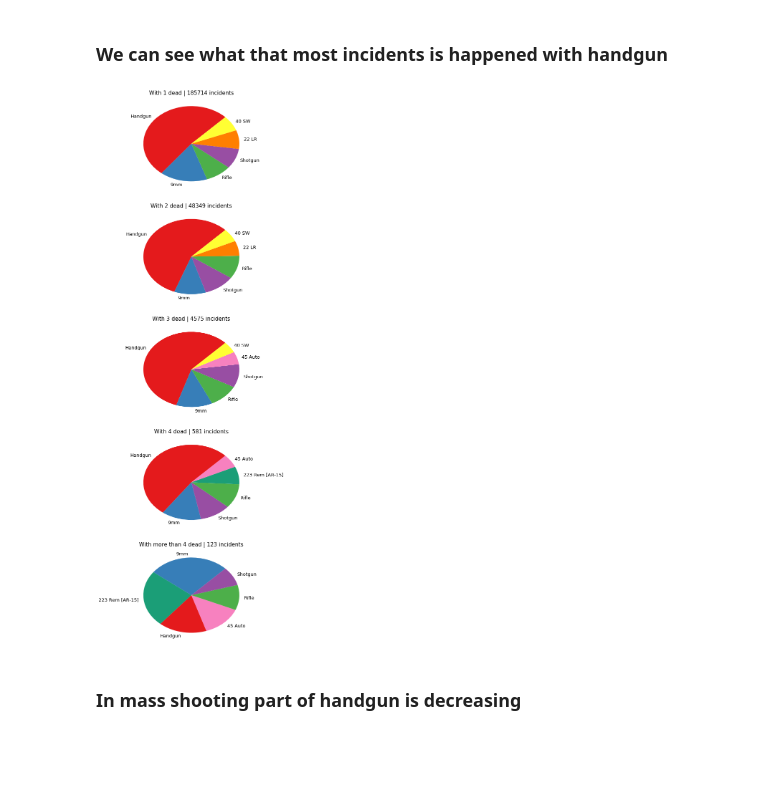
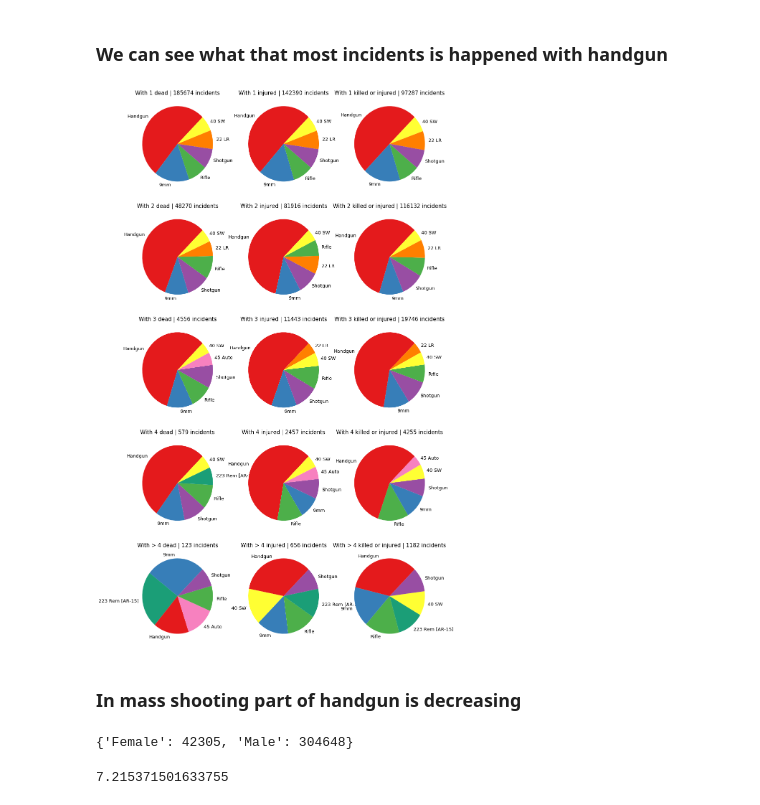
Before and after one commit to belkasanek/eda-gun-violence, a Jupyter notebook: gun_violence_eda.ipynb, the cells around one changed output. Cells and saved outputs as stored; diff of their text form; code cells hidden in the pictures; blank space fills up the shorter version.

Commit message:
Make some analysis on age, gender, type and status columns

```diff
--- a/gun_violence_eda.ipynb
+++ b/gun_violence_eda.ipynb
@@ -295,3 +312,6 @@ for person_number in range(n):
+# %%
+for person_number in range(n_people):
+    df.drop(df.loc[df['status_{}'.format(person_number)].isin(list_noncense)].index, axis=0, inplace=True)
 # %%
 # Work on incident_characteristics feature
 
@@ -329,10 +345,10 @@ for gun in range(n_gun):
     df['gun_type_{}'.format(gun)] = df['gun_type'].str.split('\|*')\
     .str.get(gun).str.replace('[\d*]:+', '')
 # %%
-def wepon_freq_dict(df):
+def freq_dict(df, feature_name='gun_type', n=n_gun):
     temp_dict = {}
-    for gun in range(n_gun):
-        _ = df['gun_type_{}'.format(gun)].value_counts().to_dict()
+    for gun in range(n):
+        _ = df[feature_name + '_{}'.format(gun)].value_counts().to_dict()
         if len(temp_dict) == 0:
             temp_dict = _
         else:
@@ -343,7 +359,7 @@ def wepon_freq_dict(df):
                     temp_dict[k] = _[k]
     return temp_dict
 
-temp_dict = wepon_freq_dict(df)
+temp_dict = freq_dict(df)
 # %%
 temp = pd.DataFrame.from_dict(temp_dict, orient='index')\
 .rename(columns={0: 'freq'}).sort_values(by='freq', ascending=False)
@@ -388,0 +398,3 @@ temp_list_with_str = ['With {} dead | {} incidents'.format(i+1, df.loc[df['n_kil
+# %%
+# number of people who killed or injured
+df['n_killed_injured'] = df['n_killed'] + df['n_injured']
@@ -389,27 +429,60 @@ temp_list_with_str = ['With {} dead | {} incidents'.format(i+1, df.loc[df['n_kil
 # %%
 # map wepon to color
-temp_dict = wepon_freq_dict(df)
+temp_dict = freq_dict(df)
 temp_color = pd.DataFrame.from_dict(temp_dict, orient='index')\
 .rename(columns={0: 'freq'}).sort_values(by='freq', ascending=False)
 temp_color = temp_color.reset_index().head(21)
 temp_color.drop(temp_color.loc[(temp_color['index'] == 'Unknown') | (temp['index'] == '1Unknown')].index, axis=0, inplace=True)
-temp_color['color'] = plt.cm.Set1.colors + plt.cm.Dark2.colors + plt.cm.tab10.colors[:3]
+temp_color['color'] = (plt.cm.Set1.colors + plt.cm.Dark2.colors + plt.cm.tab10.colors)[:temp_color['index'].shape[0]]
 temp_color.drop(['freq'], axis=1, inplace=True)
 # %%
-fig, ax = plt.subplots(len(temp_list_with_dict), 1)
+fig, ax = plt.subplots(len(temp_list_with_dict_k), 3)
 fig.set_figheight(7 * amount_of_killed)
+fig.set_figwidth(15)
 
-for i, temp_dict in enumerate(temp_list_with_dict):
+for i, temp_dict in enumerate(temp_list_with_dict_k):
     temp = pd.DataFrame.from_dict(temp_dict, orient='index')\
     .rename(columns={0: 'freq'}).sort_values(by='freq', ascending=False)
 
     temp = temp.reset_index().head(7)
     temp.drop(temp.loc[(temp['index'] == 'Unknown') | (temp['index'] == '1Unknown')].index, axis=0, inplace=True)
     temp = temp.merge(temp_color, how='inner', on='index')
-    patches, texts = ax[i].pie(x=temp['freq'], labels=temp['index'], colors=temp['color'], startangle=45)
-    ax[i].set_title(temp_list_with_str[i], fontdict={'fontsize': 15})
+    patches, texts = ax[i, 0].pie(x=temp['freq'], labels=temp['index'], colors=temp['color'], startangle=45)
+    ax[i, 0].set_title(temp_list_with_str_k[i], fontdict={'fontsize': 15})
     [text.set_fontsize(13) for text in texts];
+
+for i, temp_dict in enumerate(temp_list_with_dict_i):
+    temp = pd.DataFrame.from_dict(temp_dict, orient='index')\
+    .rename(columns={0: 'freq'}).sort_values(by='freq', ascending=False)
+
+    temp = temp.reset_index().head(7)
+    temp.drop(temp.loc[(temp['index'] == 'Unknown') | (temp['index'] == '1Unknown')].index, axis=0, inplace=True)
+    temp = temp.merge(temp_color, how='inner', on='index')
+    patches, texts = ax[i, 1].pie(x=temp['freq'], labels=temp['index'], colors=temp['color'], startangle=45)
+    ax[i, 1].set_title(temp_list_with_str_i[i], fontdict={'fontsize': 15})
+    [text.set_fontsize(13) for text in texts];
+
+for i, temp_dict in enumerate(temp_list_with_dict_c):
+    temp = pd.DataFrame.from_dict(temp_dict, orient='index')\
+    .rename(columns={0: 'freq'}).sort_values(by='freq', ascending=False)
+
+    temp = temp.reset_index().head(7)
+    temp.drop(temp.loc[(temp['index'] == 'Unknown') | (temp['index'] == '1Unknown')].index, axis=0, inplace=True)
+    temp = temp.merge(temp_color, how='inner', on='index')
+    patches, texts = ax[i, 2].pie(x=temp['freq'], labels=temp['index'], colors=temp['color'], startangle=45)
+    ax[i, 2].set_title(temp_list_with_str_c[i], fontdict={'fontsize': 15})
+    [text.set_fontsize(13) for text in texts];
 # %% [output]
-[figure, old version]
+[figure, new version]
 # %% [markdown]
 ### In mass shooting part of handgun is decreasing
+# %%
+# There are much more male than female
+freq_dict(df, 'gender', 5)
+# %% [output]
+{'Female': 42305, 'Male': 304648}
+# %%
+# ratio
+304734 / 42234
+# %% [output]
+7.215371501633755
```
Also changed, not shown: parts of 31 cells of this notebook.
